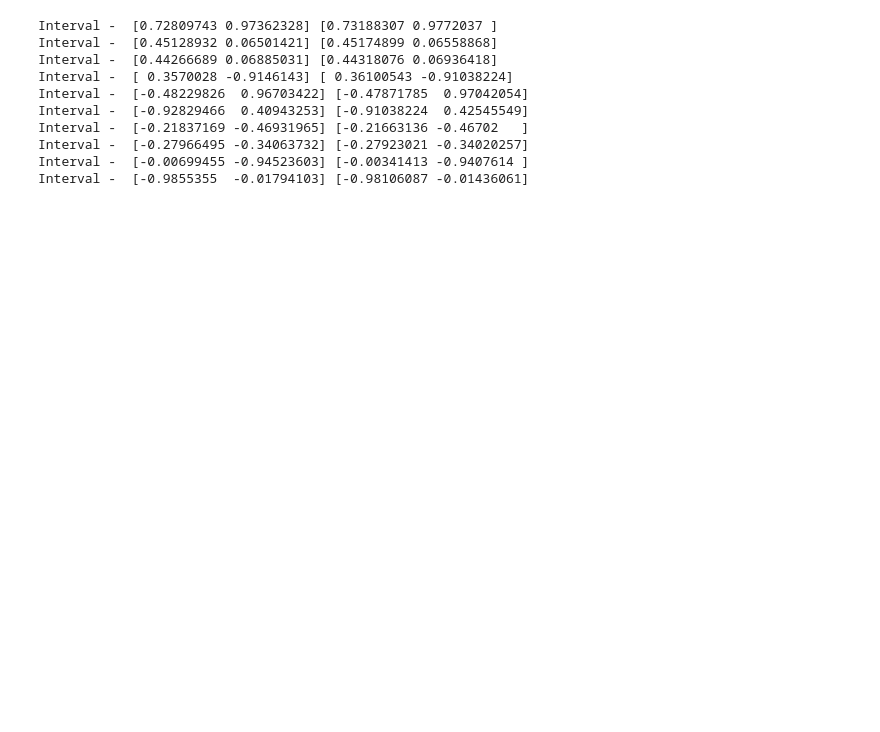
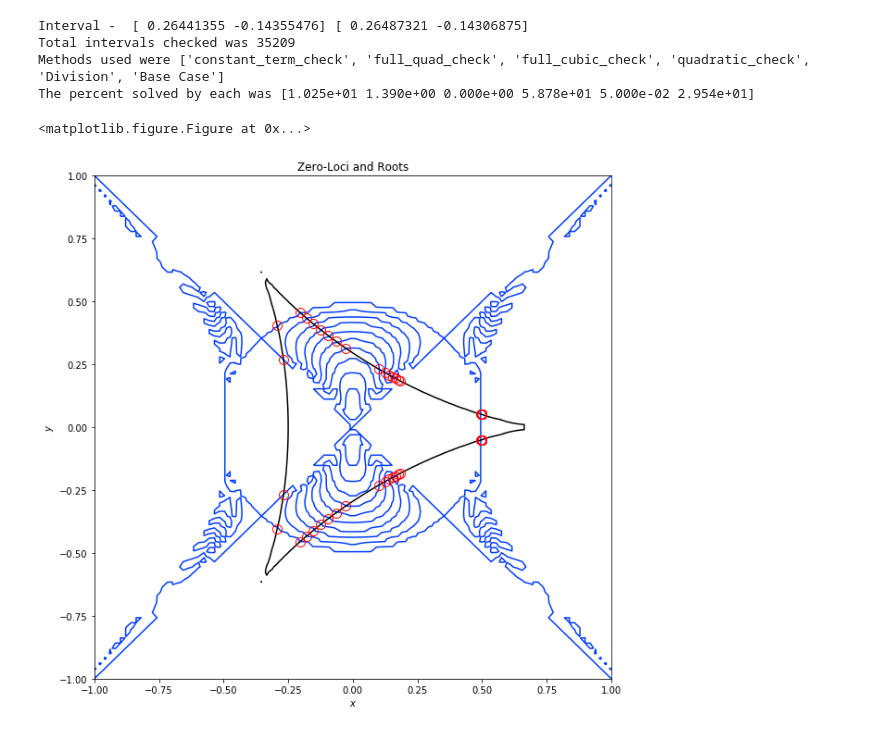
Before and after one commit to tylerjarvis/RootFinding, a Jupyter notebook: TestStuff.ipynb, the cells around one changed output. Cells and saved outputs as stored; diff of their text form; code cells hidden in the pictures; blank space fills up the shorter version.

```diff
--- a/TestStuff.ipynb
+++ b/TestStuff.ipynb
@@ -338,16 +338,12 @@ def g(x,y):
 # %%
 a = np.array([-1.]*dim)
 b = np.array([1.]*dim)
-%time zeros2 = solve([f,g], a, b, plot=True, plot_intervals=False)
+zeros2 = solve([f,g], a, b, plot=True, plot_intervals=False, polish = True)
 # %% [output]
-Interval -  [0.72809743 0.97362328] [0.73188307 0.9772037 ]
-Interval -  [0.45128932 0.06501421] [0.45174899 0.06558868]
-Interval -  [0.44266689 0.06885031] [0.44318076 0.06936418]
-Interval -  [ 0.3570028 -0.9146143] [ 0.36100543 -0.91038224]
-Interval -  [-0.48229826  0.96703422] [-0.47871785  0.97042054]
-Interval -  [-0.92829466  0.40943253] [-0.91038224  0.42545549]
-Interval -  [-0.21837169 -0.46931965] [-0.21663136 -0.46702   ]
-Interval -  [-0.27966495 -0.34063732] [-0.27923021 -0.34020257]
-Interval -  [-0.00699455 -0.94523603] [-0.00341413 -0.9407614 ]
-Interval -  [-0.9855355  -0.01794103] [-0.98106087 -0.01436061]
+Interval -  [ 0.26441355 -0.14355476] [ 0.26487321 -0.14306875]
+Total intervals checked was 35209
+Methods used were ['constant_term_check', 'full_quad_check', 'full_cubic_check', 'quadratic_check', 'Division', 'Base Case']
+The percent solved by each was [1.025e+01 1.390e+00 0.000e+00 5.878e+01 5.000e-02 2.954e+01]
+<matplotlib.figure.Figure at 0x...>
+[figure, added]
 # %%
```
Also changed, not shown: parts of 17 cells of this notebook, 3 other files.
